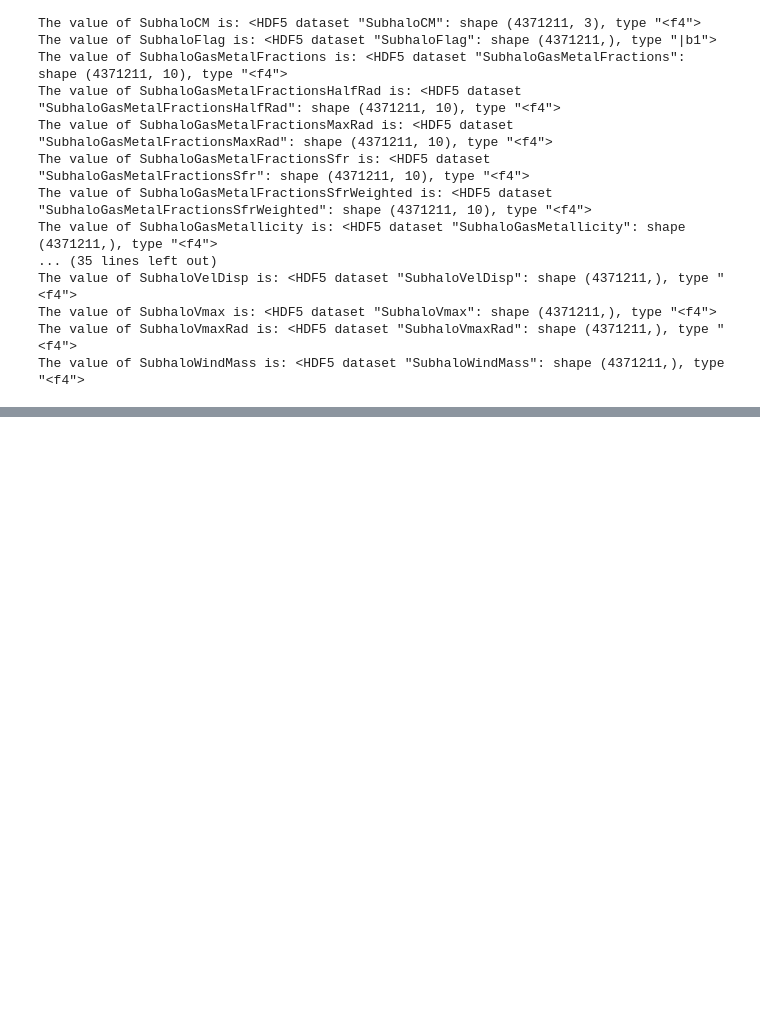
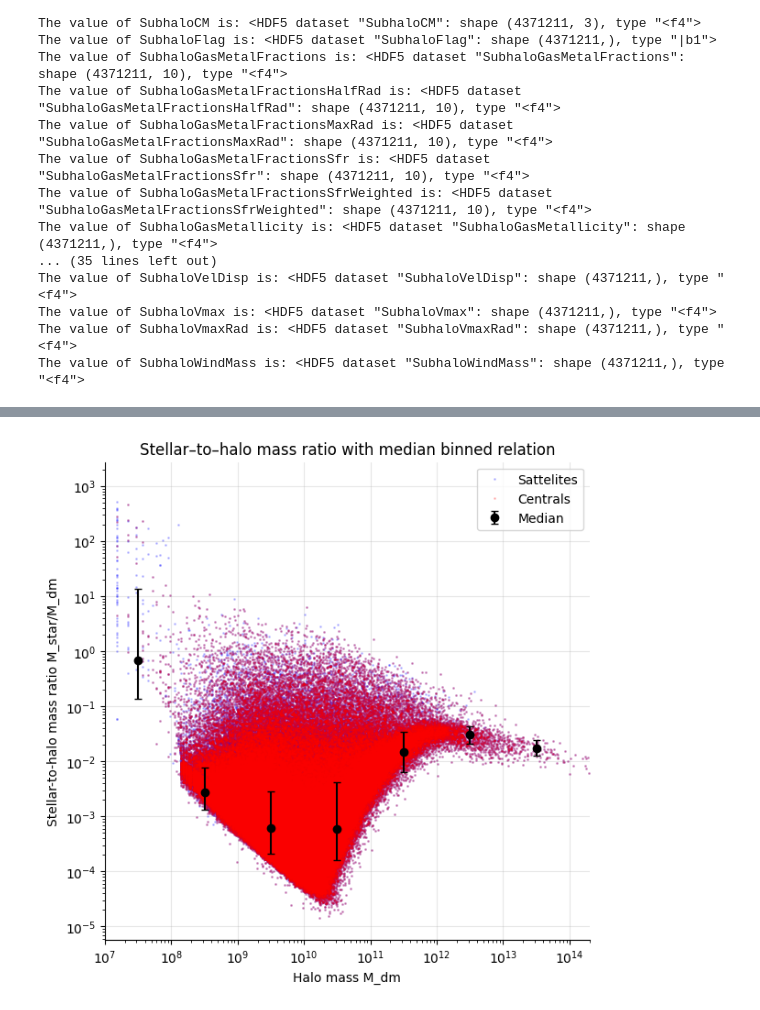
Before and after one commit to gvansan/TANA_notebooks, a Jupyter notebook: Project/part2.ipynb, the cells around one changed output, grey strips where cells are left out. Cells and saved outputs as stored; diff of their text form; code cells hidden in the pictures; blank space fills up the shorter version.

```diff
--- a/Project/part2.ipynb
+++ b/Project/part2.ipynb
@@ -218 +269,85 @@ plt.grid(alpha=0.3); plt.show()
+# %%
+# 1. select valid data
+valid = (total_mass > 0) & (total_mass_type[:,1] > 0) & (total_mass_type[:,4] > 0)
+
+
+Mtot = total_mass[valid]
+Mgas = total_mass_type[valid,0]
+Mdm  = total_mass_type[valid,1]
+Mstar = total_mass_type[valid,4]
+Mbh = total_mass_type[valid,5]
+parents = subhalo_parents[valid]
+
+
+# 2. Select centrals with subparents
+mask = (parents == 0)
+
+Mdm_central = Mdm[mask]
+Mstar_central = Mstar[mask]
+Mgas_central = Mgas[mask]
+Mtot_central = Mtot[mask]
+
+
+# 3. Build log bins
+bin_width_dex = 1.0
+
+logM_min = np.floor(np.log10(Mdm_central.min()))
+logM_max = np.ceil(np.log10(Mdm_central.max()))
+
+bin_edges = 10**np.arange(logM_min, logM_max + 1e-9, bin_width_dex)
+bin_centers = np.sqrt(bin_edges[:-1] * bin_edges[1:])
+
+
+# 4. Compute medians per halo-mass bin
+median_ratio = []
+sigma_low = []
+sigma_high = []
+
+for lo, hi in zip(bin_edges[:-1], bin_edges[1:]):
+
+    # CORRECT bin mask (bin in Mdm, not Mstar)
+    m = (Mdm_central > lo) & (Mdm_central <= hi)
+
+    if np.sum(m) < 5:
+        median_ratio.append(np.nan)
+        sigma_low.append(np.nan)
+        sigma_high.append(np.nan)
+        continue
+
+    R = Mstar_central[m] / Mdm_central[m]
+
+    med = np.median(R)
+    p16, p84 = np.percentile(R, [16, 84])
+
+    median_ratio.append(med)
+    sigma_low.append(med - p16)
+    sigma_high.append(p84 - med)
+
+median_ratio = np.array(median_ratio)
+sigma_low = np.array(sigma_low)
+sigma_high = np.array(sigma_high)
+
+
+# 5. Plot
+plt.figure(figsize=(6,6))
+
+plt.loglog(Mdm, Mstar/Mdm, '.', ms=2, alpha=0.2, color='blue', label = 'Sattelites')
+plt.loglog(Mdm_central, Mstar_central/Mdm_central, '.', ms=2, alpha=0.2, color='red', label = 'Centrals')
+
+plt.errorbar(
+    bin_centers, median_ratio,
+    yerr=[sigma_low, sigma_high],
+    fmt='o', color='black', markersize=6, capsize=3,
+    label='Median'
+)
+
+plt.xlabel("Halo mass M_dm")
+plt.xlim(1e7, 2e14)
+plt.ylabel("Stellar-to-halo mass ratio M_star/M_dm")
+plt.title("Stellar–to–halo mass ratio with median binned relation")
+plt.grid(alpha=0.3)
+plt.legend()
+plt.show()
+# %% [output]
+[figure, added]
 # %%
```
Also changed, not shown: parts of 11 cells of this notebook.
